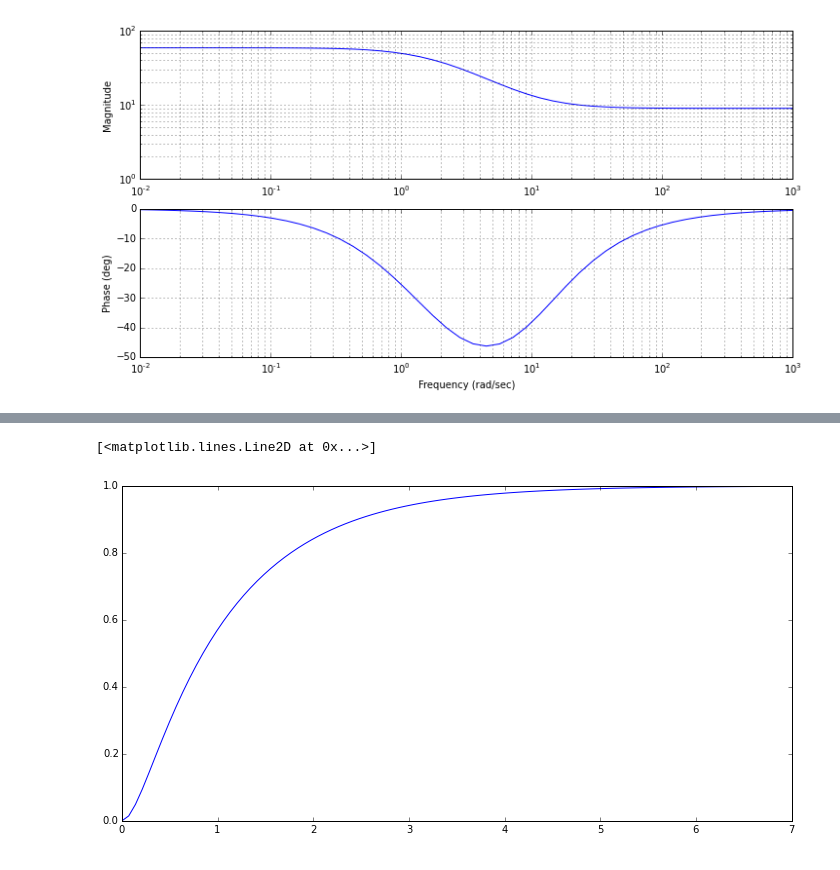
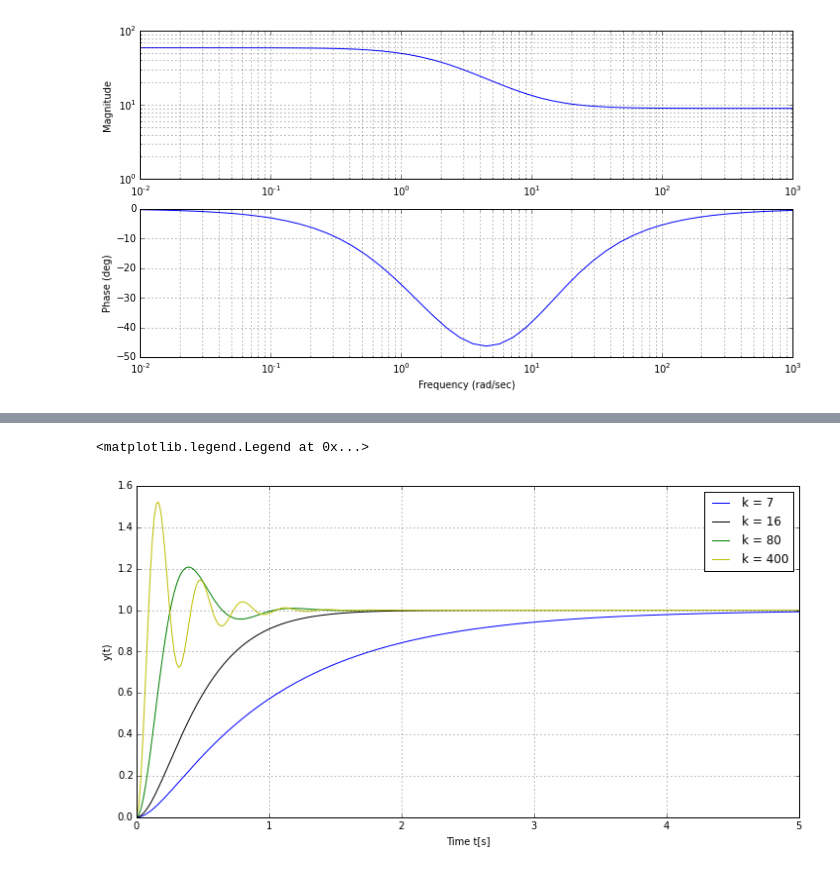
Before and after one commit to aalcocer/linear-systems, a Jupyter notebook: test3.ipynb, the cells around one changed output, grey strips where cells are left out. Cells and saved outputs as stored; diff of their text form; code cells hidden in the pictures.

```diff
--- a/test3.ipynb
+++ b/test3.ipynb
@@ -26,11 +36,24 @@ mag, phase, omega = control.bode(sys)
 # %%
-H = control.matlab.tf(1,1)
-k = 7;
-G = control.matlab.tf([0, 0, k],[1, 8, 0])
-TFa = control.matlab.feedback(G,H)
-y,t = control.matlab.step(TFa)
+Y = []
+T = []
+K = [7,16,80,400]
+t = np.linspace(0, 5, 300)
+for k in K:
+    H = control.matlab.tf(1,1)
+    G = control.matlab.tf([0, 0, k],[1, 8, 0])
+    G_cl = control.matlab.feedback(G,H)
+    y,t0 = control.matlab.step(G_cl,t)
+    Y.append(y)
+    T.append(t)
 plt.figure()
-plt.plot(t,y)
+plt.hold(True)
+st = ['b-', 'k-','g-','y-']
+for i, k in enumerate(K):
+    plt.plot(T[i],Y[i],st[i],label='k = %d'%(k))
+plt.grid(True)
+plt.xlabel('Time t[s]')
+plt.ylabel('y(t)')
+plt.legend()
 # %% [output]
-[<matplotlib.lines.Line2D at 0x...>]
+<matplotlib.legend.Legend at 0x...>
-[figure, old version]
+[figure, new version]
```
Also changed, not shown: parts of 2 cells of this notebook.
